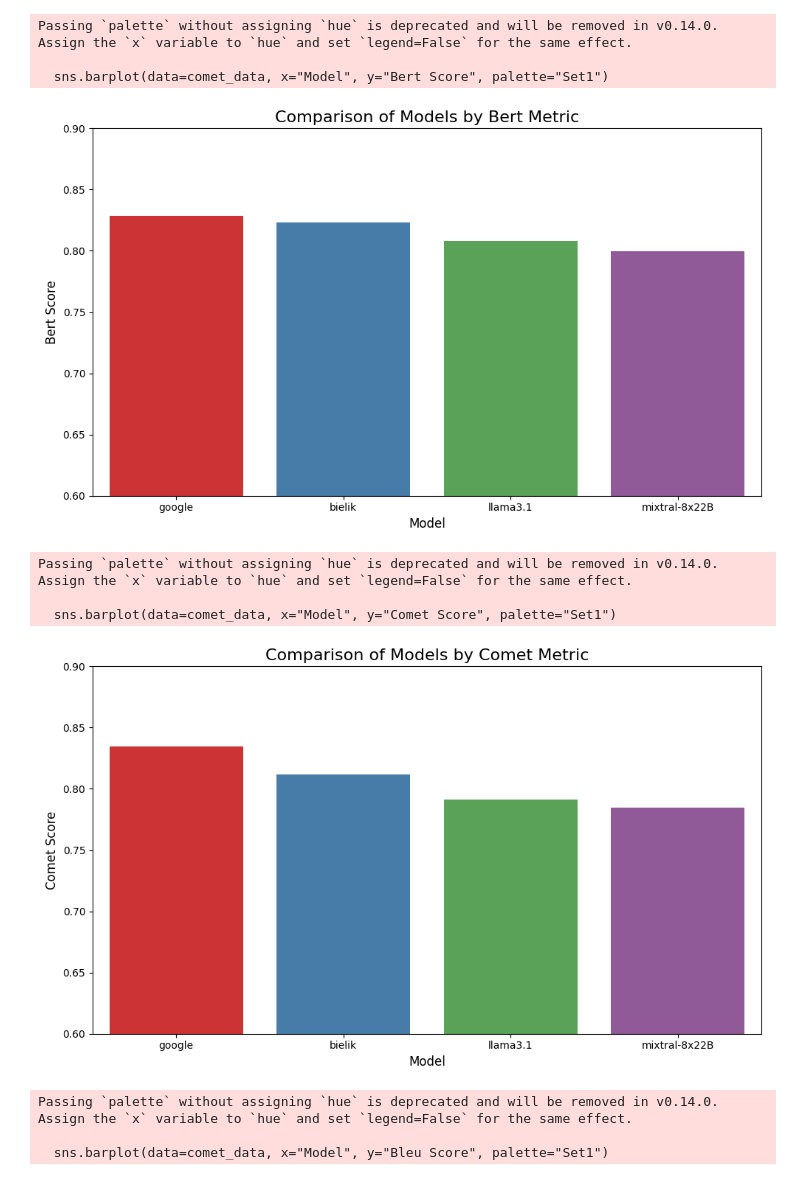
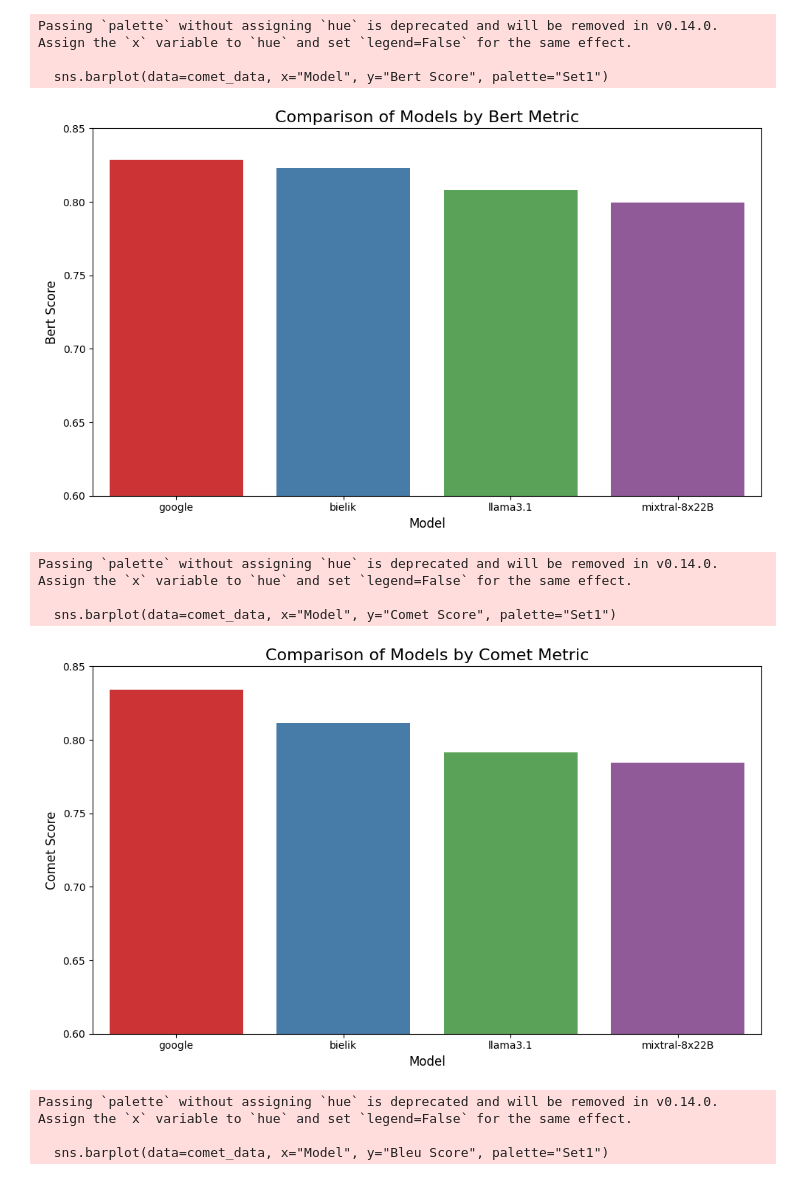
Before and after one commit to refrigerr/adaptation-of-machine-translation, a Jupyter notebook: translations_comparisions.ipynb, the cells around one changed output. Saved outputs shown, nothing was run; the diff lists cells and outputs as text; code cells hidden in the pictures.

```diff
--- a/translations_comparisions.ipynb
+++ b/translations_comparisions.ipynb
@@ -12,30 +12,30 @@ translations_metrics
 # %%
 comet_columns = [col for col in translations_metrics.columns if "bertscore" in col.lower()]
 
 # Prepare the data for plotting
 comet_scores = translations_metrics[comet_columns].iloc[0]  # Assuming the scores are in the first row
 comet_data = pd.DataFrame({
     "Model": comet_columns,
     "Bert Score": comet_scores.values
 })
 comet_data["Model"] = comet_data["Model"].apply(lambda x: x.split("_")[1] if len(x.split("_")) > 1 else x)
 
 comet_data = comet_data.sort_values(by="Bert Score", ascending=False)
 # Plot the graph
 plt.figure(figsize=(10, 6))
 sns.barplot(data=comet_data, x="Model", y="Bert Score", palette="Set1")
 plt.title("Comparison of Models by Bert Metric", fontsize=16)
 plt.xlabel("Model", fontsize=12)
 plt.ylabel("Bert Score", fontsize=12)
-plt.ylim(0.6, 0.9)
+plt.ylim(0.6, 0.85)
 plt.tight_layout()
 plt.savefig("figs/models_comparision/bertscore_scores.png")
 plt.show()
 # %% [output]
 Passing `palette` without assigning `hue` is deprecated and will be removed in v0.14.0. Assign the `x` variable to `hue` and set `legend=False` for the same effect.
 
   sns.barplot(data=comet_data, x="Model", y="Bert Score", palette="Set1")
-[figure, old version]
+[figure, new version]
 # %%
 comet_columns = [col for col in translations_metrics.columns if "comet" in col.lower()]
 
@@ -54,7 +54,7 @@ sns.barplot(data=comet_data, x="Model", y="Comet Score", palette="Set1")
 plt.title("Comparison of Models by Comet Metric", fontsize=16)
 plt.xlabel("Model", fontsize=12)
 plt.ylabel("Comet Score", fontsize=12)
-plt.ylim(0.6, 0.9)
+plt.ylim(0.6, 0.85)
 plt.tight_layout()
 plt.savefig("figs/models_comparision/comet_scores.png")
 plt.show()
@@ -62,7 +62,7 @@ plt.show()
 Passing `palette` without assigning `hue` is deprecated and will be removed in v0.14.0. Assign the `x` variable to `hue` and set `legend=False` for the same effect.
 
   sns.barplot(data=comet_data, x="Model", y="Comet Score", palette="Set1")
-[figure, old version]
+[figure, new version]
 # %%
 comet_columns = [col for col in translations_metrics.columns if "bleu" in col.lower()]
 
```
Also changed, not shown: parts of 10 cells of this notebook, 22 other files.
